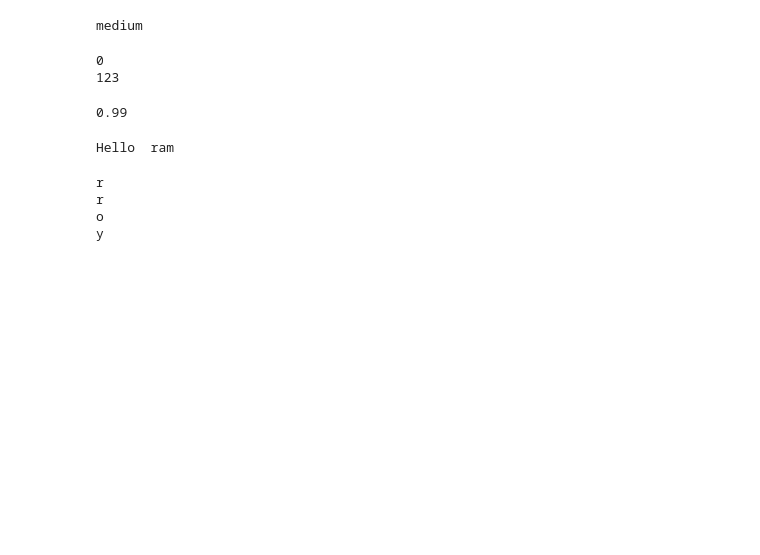
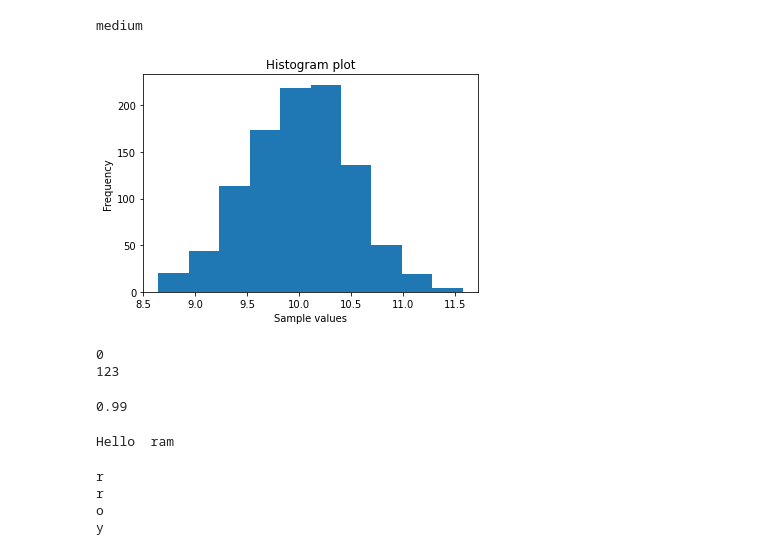
Before and after one commit to Sriram192/Python_Practice, a Jupyter notebook: FreeCodeCamp.ipynb, the cells around one changed output. Saved outputs shown, nothing was run; the diff lists cells and outputs as text; code cells hidden in the pictures; blank space fills up the shorter version.

```diff
--- a/FreeCodeCamp.ipynb
+++ b/FreeCodeCamp.ipynb
@@ -12,6 +12,30 @@ else:
     print('huge')
 # %% [output]
 medium
+# %%
+import matplotlib.pyplot as plt
+import numpy as np
+
+
+# Generate 1000 numbers from gaussian sample
+mean = 10
+std = 0.5
+num_samples = 1000
+samples = np.random.normal(mean, std, num_samples)
+
+# Get an instance of Figure object
+fig = plt.figure()
+ax = fig.add_subplot(1,1,1)
+
+# Generate histogram plot
+ax.hist(samples)
+ax.set_xlabel('Sample values')
+ax.set_ylabel('Frequency')
+ax.set_title('Histogram plot')
+
+plt.show()
+# %% [output]
+[figure, added]
 # %%
 # the try and except structure is used when we expect the code to blow up or run into an error.
 # When a part of code is included in the "try" block, the python skips that part if it encounters an error
```
